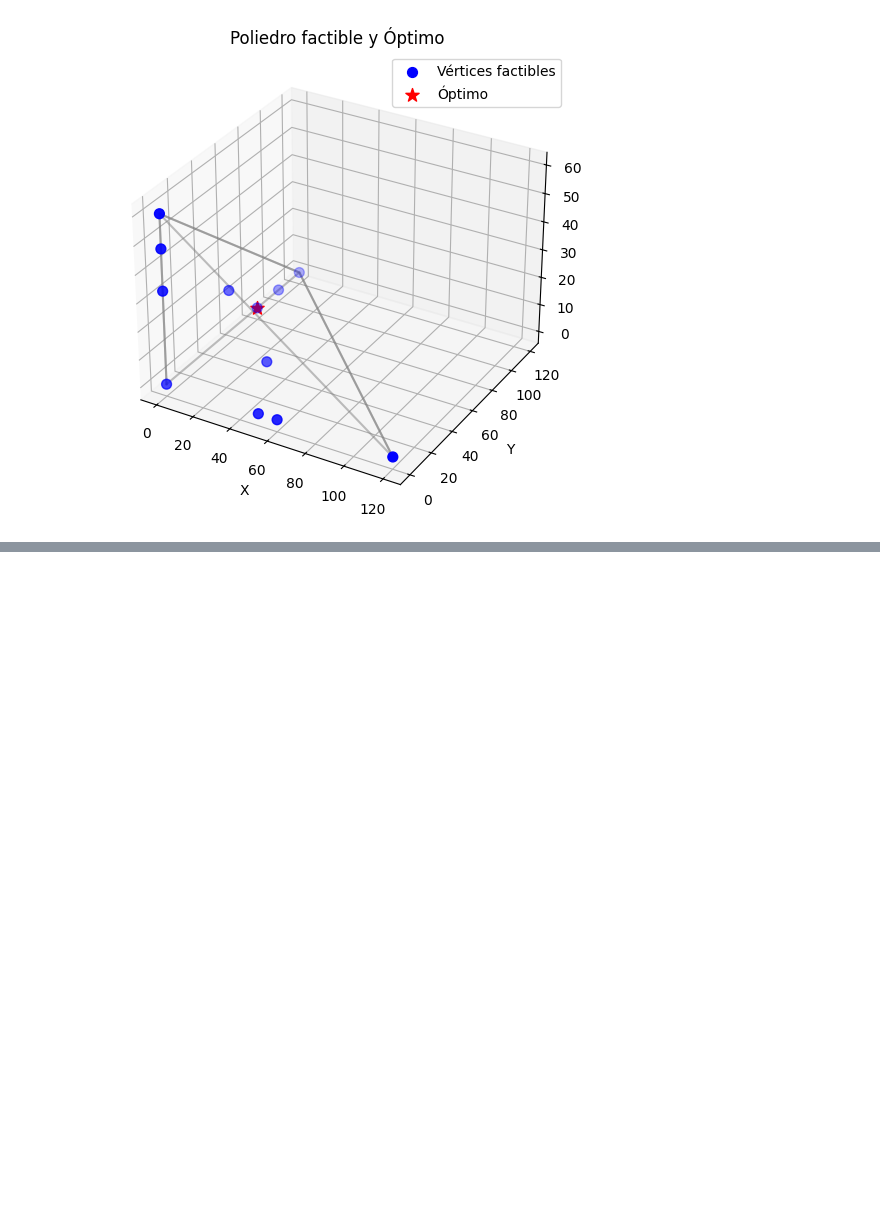
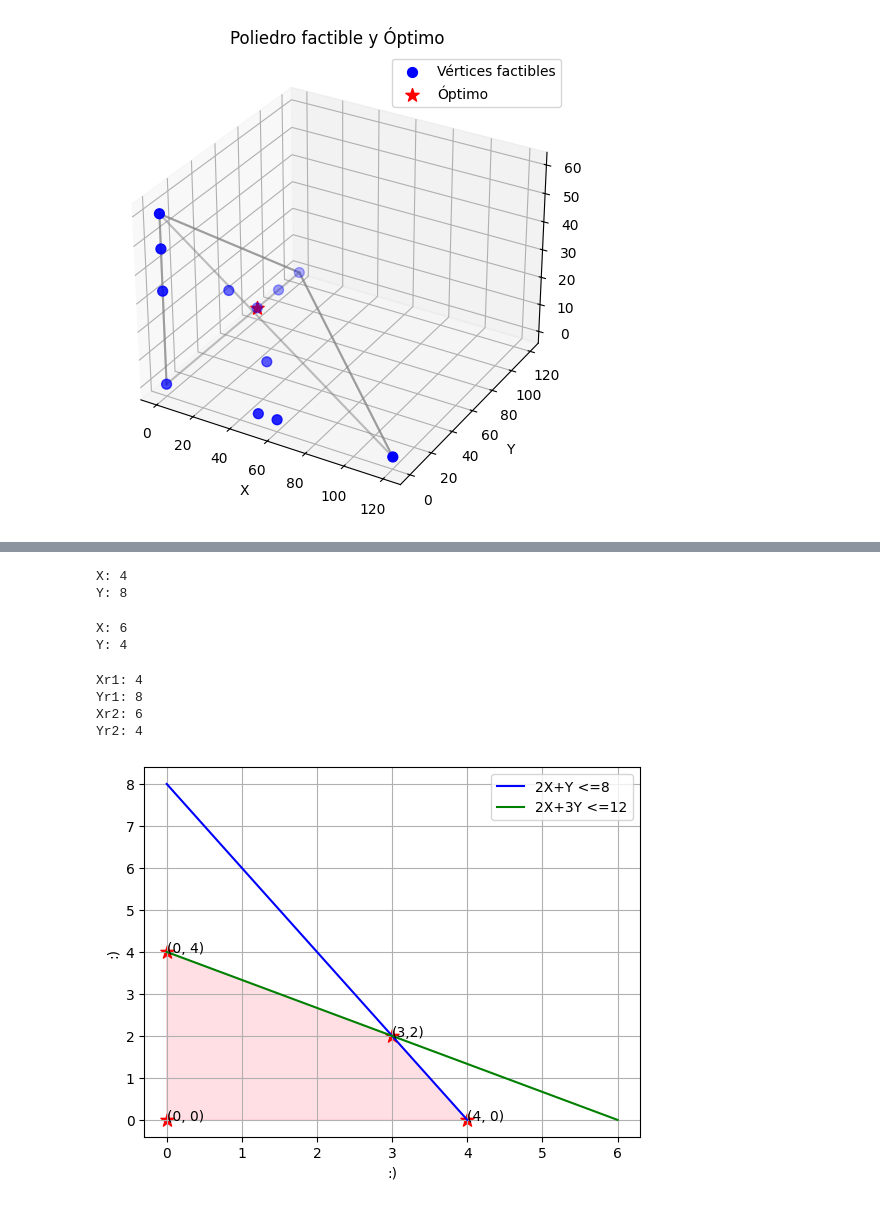
Before and after one commit to rebeca07-pedrozo/P.L.N, a Jupyter notebook: p_l_n.ipynb, the cells around one changed output, grey strips where cells are left out. Cells and saved outputs as stored; diff of their text form; code cells hidden in the pictures; blank space fills up the shorter version.

```diff
--- a/p_l_n.ipynb
+++ b/p_l_n.ipynb
@@ -456,0 +491,73 @@ plt.show()
+# %%
+#Encontrar X y Y en R1
+X, Y = sp.symbols('X Y')
+ecuacion = sp.Eq(2*X + 1*Y, 8)
+HallarY = sp.solve(ecuacion, X)[0]
+HallarX = sp.solve(ecuacion, Y)[0]
+print("X:",(HallarY.subs(Y, 0)))
+print("Y:",(HallarX.subs(X, 0)))
+# %% [output]
+X: 4
+Y: 8
+# %%
+#Encontrar X y Y en R2
+X, Y = sp.symbols('X Y')
+ecuacion = sp.Eq(2*X + 3*Y, 12)
+HallarY = sp.solve(ecuacion, X)[0]
+HallarX = sp.solve(ecuacion, Y)[0]
+print("X:",(HallarY.subs(Y, 0)))
+print("Y:",(HallarX.subs(X, 0)))
+# %% [output]
+X: 6
+Y: 4
+# %%
+#Encontrar X y Y en R1
+Xr1, Yr1 = sp.symbols('X Y')
+ecuacion = sp.Eq(2*Xr1 + 1*Yr1, 8)
+HallarY = sp.solve(ecuacion, Xr1)[0]
+HallarX = sp.solve(ecuacion, Yr1)[0]
+print("Xr1:",(HallarY.subs(Yr1, 0)))
+print("Yr1:",(HallarX.subs(Xr1, 0)))
+x_val1 = HallarY.subs(Yr1, 0)
+y_val1 = HallarX.subs(Xr1, 0)
+
+#Encontrar X y Y en R2
+Xr2, Yr2 = sp.symbols('X Y')
+ecuacion = sp.Eq(2*Xr2 + 3*Yr2, 12)
+HallarY2 = sp.solve(ecuacion, Xr2)[0]
+HallarX2 = sp.solve(ecuacion, Yr2)[0]
+print("Xr2:",(HallarY2.subs(Yr2, 0)))
+print("Yr2:",(HallarX2.subs(Xr2, 0)))
+x_val2 = HallarY2.subs(Yr2, 0)
+y_val2 = HallarX2.subs(Xr2, 0)
+
+#Graficamos
+plt.plot([x_val1, 0], [0,y_val1], color='blue', label="2X+Y <=8")
+plt.plot([x_val2, 0], [0,y_val2], color='green', label="2X+3Y <=12")
+V1 = [0, 0]
+V2 = [0, 4]
+V3 = [3, 2]
+V4 = [4, 0]
+
+x_coords = [V1[0], V2[0], V3[0], V4[0], V1[0]]
+y_coords = [V1[1], V2[1], V3[1], V4[1], V1[1]]
+plt.fill(x_coords, y_coords, color='pink', alpha=0.5)
+plt.annotate("(3,2)", V3)
+plt.scatter(V3[0], V3[1], color='red', marker='*', s=100)
+plt.annotate("(4, 0)", V4)
+plt.scatter(V4[0], V4[1], color='red', marker='*', s=100)
+plt.annotate("(0, 0)", V1)
+plt.scatter(V1[0], V1[1], color='red', marker='*', s=100)
+plt.annotate("(0, 4)", V2)
+plt.scatter(V2[0], V2[1], color='red', marker='*', s=100)
+plt.grid(True)
+plt.xlabel(":)")
+plt.ylabel(":)")
+plt.legend()
+plt.show()
+# %% [output]
+Xr1: 4
+Yr1: 8
+Xr2: 6
+Yr2: 4
+[figure, added]
```
Also changed, not shown: parts of 26 cells of this notebook.
